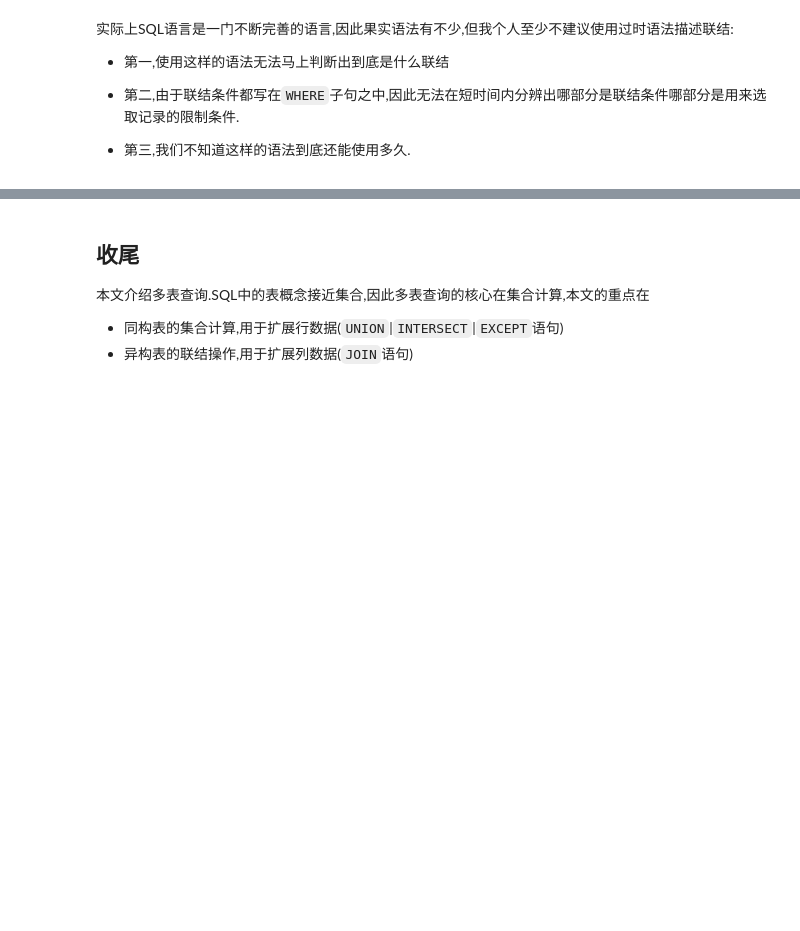
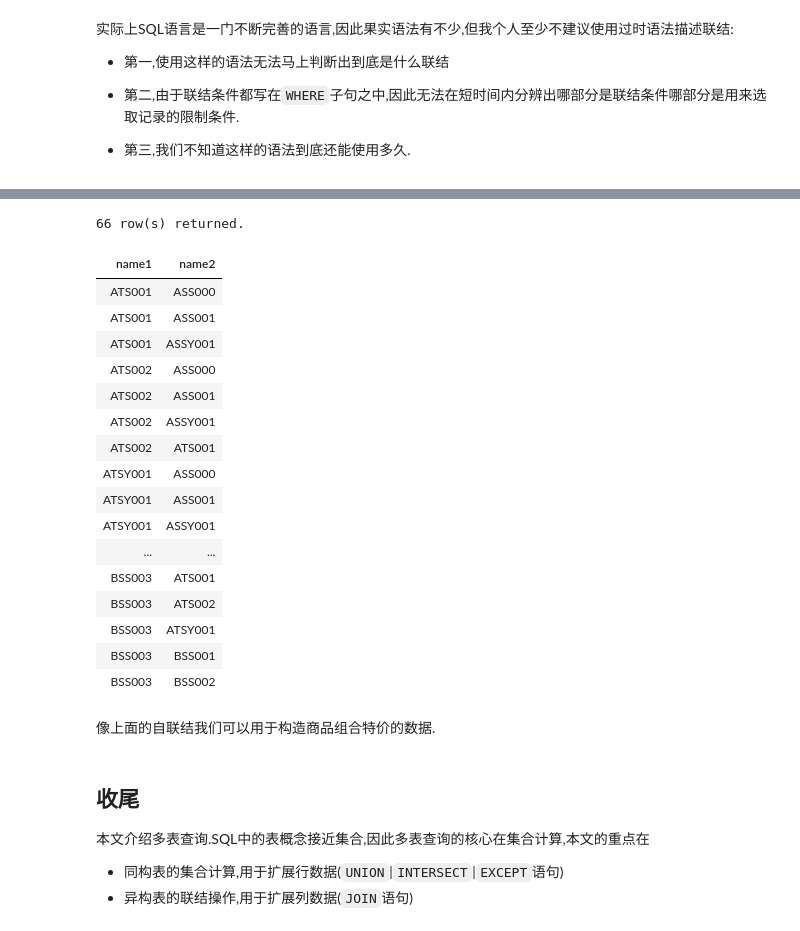
Before and after one commit to hsz1273327/TutorialForDataScience, a Jupyter notebook: src/数据存储篇/工具介绍/SQL/DCL语句/多表查询.ipynb, the cells around one changed output, grey strips where cells are left out. Drawn from its saved outputs; the diff is of its cells as text; code cells hidden in the pictures; blank space fills up the shorter version.

```diff
--- a/src/数据存储篇/工具介绍/SQL/DCL语句/多表查询.ipynb
+++ b/src/数据存储篇/工具介绍/SQL/DCL语句/多表查询.ipynb
@@ -877,3 +920,30 @@ WHERE Commodity2.name = Shop.commodity_name
+# %%
+SELECT t1.name as name1,
+t2.name as name2
+FROM Commodity1 as t1
+CROSS JOIN Commodity1 as t2
+WHERE t1.name > t2.name
+# %% [output]
+66 row(s) returned.
+| name1 | name2 |
+| ATS001 | ASS000 |
+| ATS001 | ASS001 |
+| ATS001 | ASSY001 |
+| ATS002 | ASS000 |
+| ATS002 | ASS001 |
+| ATS002 | ASSY001 |
+| ATS002 | ATS001 |
+| ATSY001 | ASS000 |
+| ATSY001 | ASS001 |
+| ATSY001 | ASSY001 |
+| ... | ... |
+| BSS003 | ATS001 |
+| BSS003 | ATS002 |
+| BSS003 | ATSY001 |
+| BSS003 | BSS001 |
+| BSS003 | BSS002 |
+# %% [markdown]
+像上面的自联结我们可以用于构造商品组合特价的数据.
 # %% [markdown]
 ## 收尾
 
```
Also changed, not shown: parts of 4 cells of this notebook, 1 other file.
